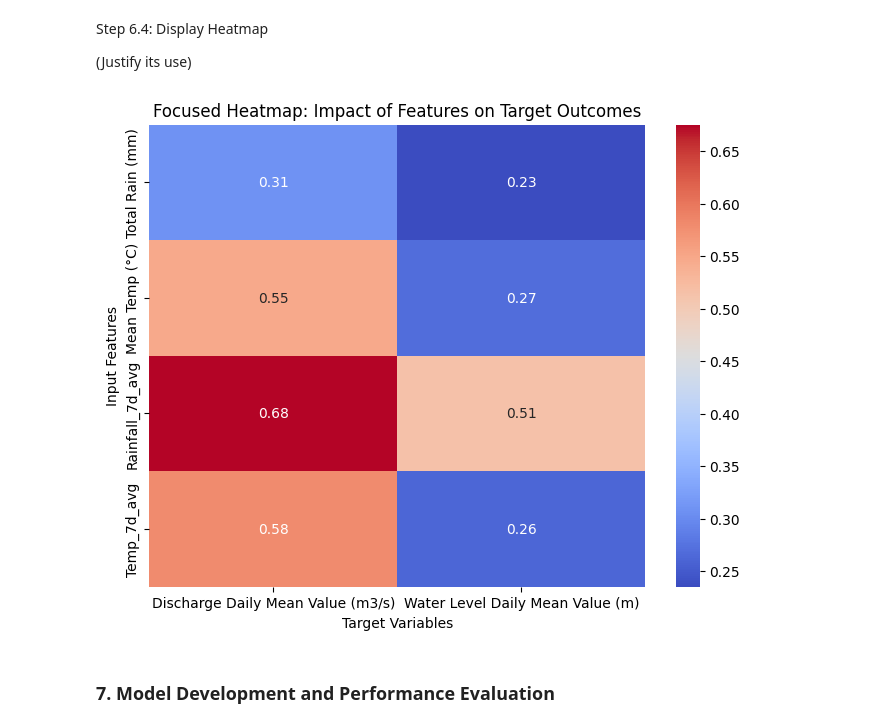
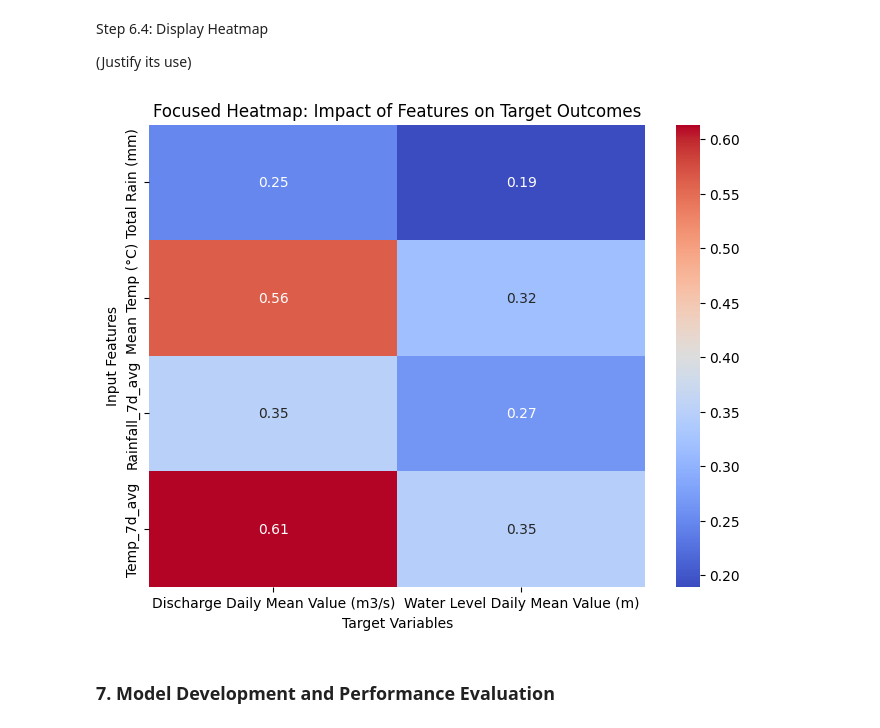
Before and after one commit to Urusha-Bajracharya3950/Engg680_Digital_Engineering_Project_Group_5, a Jupyter notebook: Model_Development/Group_Project.ipynb, the cells around one changed output. Cells and saved outputs as stored; diff of their text form; code cells hidden in the pictures.

Commit message:
Corrected Code till Model development with Real Time Data Added Code for Real Time Data

```diff
--- a/Model_Development/Group_Project.ipynb
+++ b/Model_Development/Group_Project.ipynb
@@ -208,6 +211,7 @@ historical_data['Date'] = pd.to_datetime(historical_data['Date'])
 weather_data['Date'] = pd.to_datetime(weather_data['Date'])
 
 # Drop duplicate or irrelevant columns before merging
+water_quality_data = water_quality_data.drop(columns=['Year', 'Day'], errors='ignore')
 historical_data = historical_data.drop(columns=['Year', 'Day'], errors='ignore')
 weather_data = weather_data.drop(columns=['Year', 'Day'], errors='ignore')
 
@@ -720,16 +687,3 @@ give justification :::::
 (Give justification of why we using it)
 # %% [markdown]
 Step 6.1: Preprocessing: Ensure date compatibility and merge datasets
-# %%
-weather_data['Date'] = pd.to_datetime(weather_data['Date'], errors='coerce')
-real_time_data['Date'] = pd.to_datetime(real_time_data['Date'], errors='coerce')
-
-# Merge the datasets
-weather_data = pd.merge(weather_data,
-                       real_time_data[['Date', 'Water Level Daily Mean Value (m)', 'Discharge Daily Mean Value (m3/s)']],
-                       left_on='Date',
-                       right_on='Date',
-                       how='left')
-
-# Drop redundant 'Date/Time' column
-weather_data.drop(columns=['Date'], inplace=True)
@@ -808,0 +777,25 @@ KeyError: 'Date'
+# %%
+import matplotlib as mpl
+mpl.rcParams['agg.path.chunksize'] = 10000  # Adjust the chunk size for large plots
+
+# Visualization of new features
+features_to_plot = [
+    'Rainfall_7d_avg',
+    'Temp_7d_avg',
+    'Water_Level_7d_avg',
+    'Discharge_7d_avg',
+    'Rainfall_3d_lag',
+    'Temp_3d_lag',
+    'Water_Level_3d_lag',
+    'Discharge_3d_lag'
+]
+
+for feature in features_to_plot:
+    plt.figure(figsize=(10, 6))
+    plt.plot(real_time_merged_dataset['Date'], real_time_merged_dataset[feature], label=feature)
+    plt.title(f"Visualization of {feature}")
+    plt.xlabel("Date")
+    plt.ylabel(feature)
+    plt.legend()
+    plt.grid()
+    plt.show()
@@ -813,29 +815,29 @@ Step 6.4: Display Heatmap
 # %%
 # Define features and targets
 input_features = [
     'Total Rain (mm)', 'Mean Temp (°C)', 'Rainfall_7d_avg', 'Temp_7d_avg'
 ]
 target_features = ['Discharge Daily Mean Value (m3/s)', 'Water Level Daily Mean Value (m)']
 
 # Combine inputs and targets for correlation
 selected_features = input_features + target_features
-filtered_data = weather_data[selected_features]
+filtered_data = real_time_merged_dataset[selected_features]
 
 # Compute the correlation matrix
 correlation_matrix = filtered_data.corr()
 
 # Extract correlations of input features with targets
 focused_correlation = correlation_matrix[target_features].loc[input_features]
 
 # Plot the heatmap
 plt.figure(figsize=(8, 6))
 sns.heatmap(focused_correlation, annot=True, cmap='coolwarm', fmt=".2f", cbar=True)
 plt.title('Focused Heatmap: Impact of Features on Target Outcomes')
 plt.xlabel('Target Variables')
 plt.ylabel('Input Features')
 plt.show()
 # %% [output]
-[figure, old version]
+[figure, new version]
 # %% [markdown]
 ### 7. Model Development and Performance Evaluation
 # %% [markdown]
```
Also changed, not shown: parts of 19 cells of this notebook.
